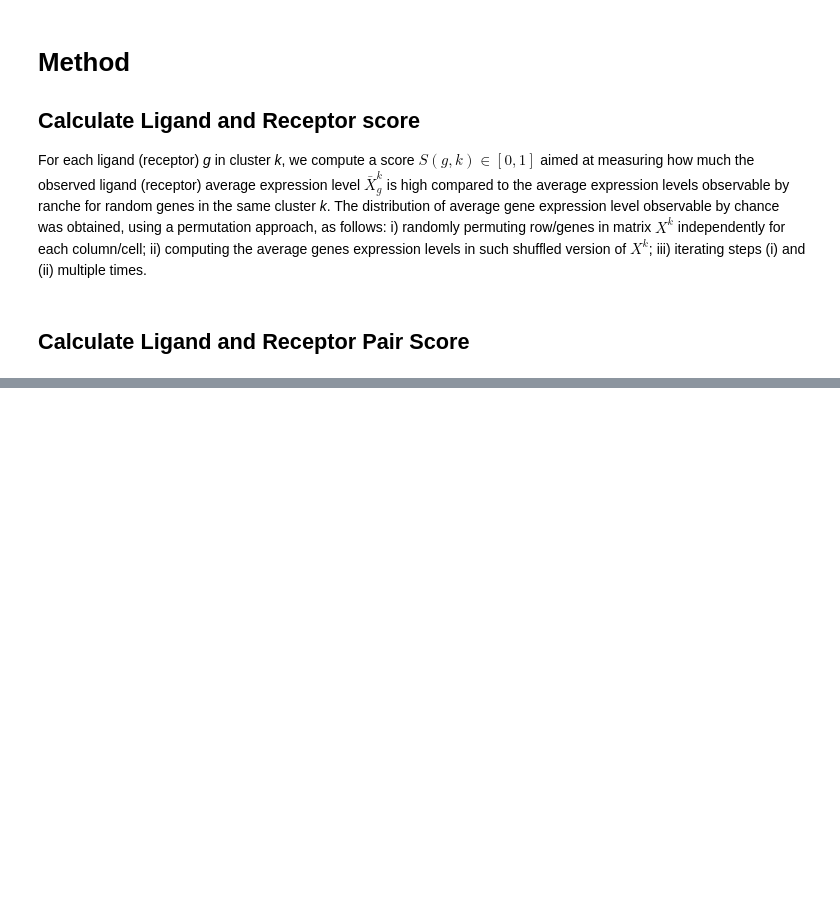
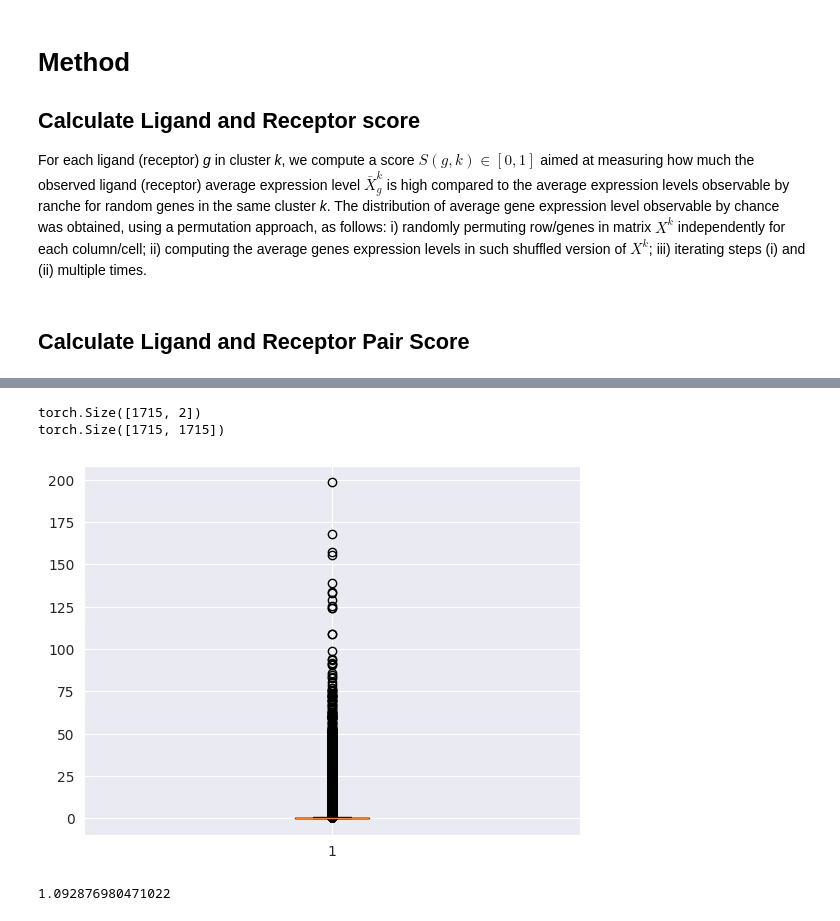
Before and after one commit to BaldanMatt/mlnetst, a Jupyter notebook: docs/scratch_scseqcomm.ipynb, the cells around one changed output, grey strips where cells are left out. Cells and saved outputs as stored; diff of their text form; code cells hidden in the pictures; blank space fills up the shorter version.

```diff
--- a/docs/scratch_scseqcomm.ipynb
+++ b/docs/scratch_scseqcomm.ipynb
@@ -184,7 +169,17 @@ lr_scores.to_csv(
 # %%
-# select top 3 lr pairs between clusters ASTRO and L2/3 IT
-source = "Astro"
-target = "L2/3 IT"
-df = lr_scores.query(f"source == '{source}' & target == '{target}'")
-df.sort_values(by="score", ascending=False).head(10)
+import matplotlib.pyplot as plt
+import squidpy as sq
+fig, axs = plt.subplots(ncols = 2)
+axs = axs.flatten()
+data.obsm["spatial"] = np.array([(x,y) for x,y in zip(data.obs["centroid_x"], data.obs["centroid_y"])])
+features = ["gnai2","cnr1"]
+groups = [source, target]
+for i,ax in enumerate(axs):
+    sq.pl.spatial_scatter(
+        data[(data.obs["subclass"] == groups[i]),:],
+        color = features[i],
+        shape=None,
+        size=10,
+        ax=ax,
+    )
 # %% [output]
@@ -319,0 +202,6 @@ Receptors:
+# %%
+subdata = data[(data.obs["subclass"] == source) | (data.obs["subclass"] == target),:]
+top_k_interactions = 200
+print(lr_df.shape)
+potential_interactions = lr_scores.query(f"source == '{source}' & target == '{target}'").loc[:,["ligand","receptor","score"]].sort_values(by="score",ascending=False).head(top_k_interactions)
+print(potential_interactions)
@@ -319,0 +267,24 @@ Receptors:
+# %%
+single_lr = torch.zeros((n_spatial_locations, n_spatial_locations), dtype=torch.float32)
+which_interaction_index = 0
+ligand_mask = torch.from_numpy(subdata[:, potential_interactions.iloc[which_interaction_index]["ligand"]].X)
+receptor_mask = torch.from_numpy(subdata[:, potential_interactions.iloc[which_interaction_index]["receptor"]].X)
+spatial_position_matrix = torch.tensor(subdata.obsm["spatial"], dtype=torch.float32)
+print(spatial_position_matrix.shape)
+dist_matrix = torch.cdist(spatial_position_matrix, spatial_position_matrix, p=2)
+print(dist_matrix.shape)
+# How can i display these distances in a 2d plot
+# %% [output]
+torch.Size([1715, 2])
+torch.Size([1715, 1715])
+# %%
+single_lr = torch.div(ligand_mask @ receptor_mask.T, dist_matrix + 1e-5)
+# set the diagonal to zero
+single_lr = single_lr.fill_diagonal_(0)
+# %%
+plt.boxplot(single_lr.numpy().flatten())
+plt.show()
+print(np.quantile(single_lr.numpy().flatten(), 0.95))
+# %% [output]
+[figure, added]
+1.092876980471022
```
Also changed, not shown: parts of 33 cells of this notebook, 2 other files.
